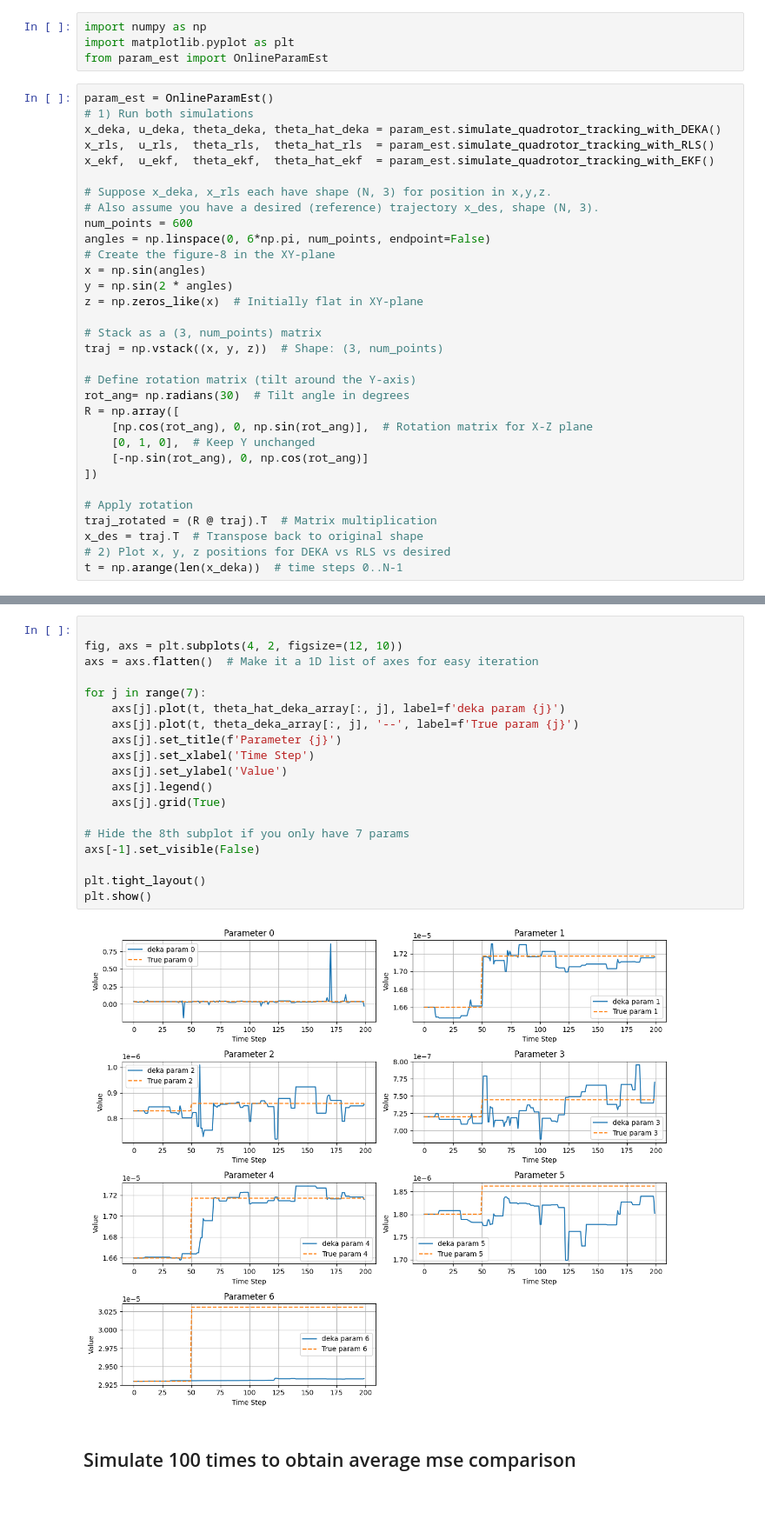
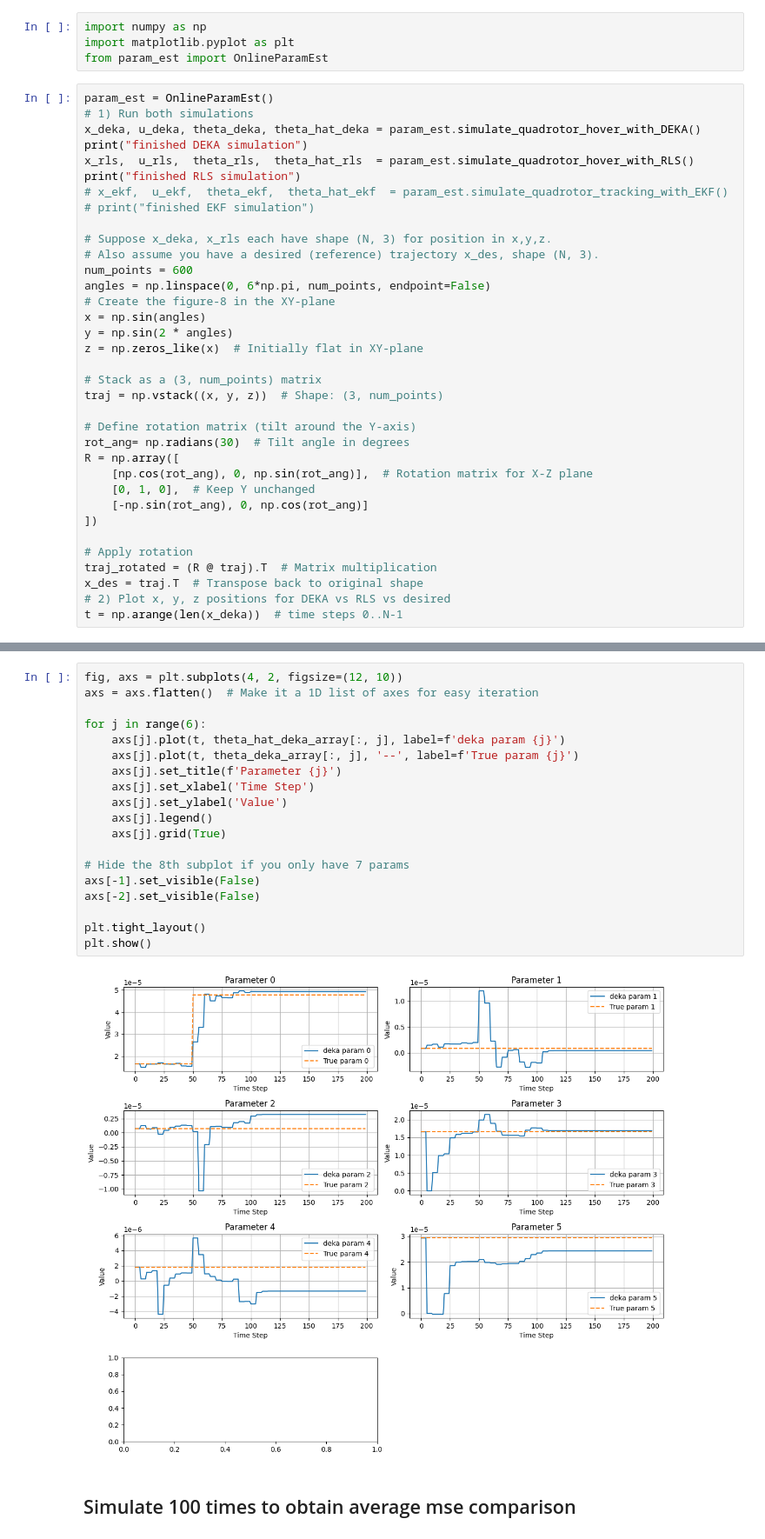
Before and after one commit to ChrisSha0104/Online-Parameter-Estimation-Using-the-Kaczmarz-Method, a Jupyter notebook: python/robot_plot.ipynb, the cells around one changed output, grey strips where cells are left out. Shown: that part at 87% size. Drawn from its saved outputs; the diff is of its cells as text; blank space fills up the shorter version.

```diff
--- a/python/robot_plot.ipynb
+++ b/python/robot_plot.ipynb
@@ -5,9 +5,12 @@ from param_est import OnlineParamEst
 # %%
 param_est = OnlineParamEst()
 # 1) Run both simulations
-x_deka, u_deka, theta_deka, theta_hat_deka = param_est.simulate_quadrotor_tracking_with_DEKA()
-x_rls,  u_rls,  theta_rls,  theta_hat_rls  = param_est.simulate_quadrotor_tracking_with_RLS()
-x_ekf,  u_ekf,  theta_ekf,  theta_hat_ekf  = param_est.simulate_quadrotor_tracking_with_EKF()
+x_deka, u_deka, theta_deka, theta_hat_deka = param_est.simulate_quadrotor_hover_with_DEKA()
+print("finished DEKA simulation")
+x_rls,  u_rls,  theta_rls,  theta_hat_rls  = param_est.simulate_quadrotor_hover_with_RLS()
+print("finished RLS simulation")
+# x_ekf,  u_ekf,  theta_ekf,  theta_hat_ekf  = param_est.simulate_quadrotor_tracking_with_EKF()
+# print("finished EKF simulation")
 
 # Suppose x_deka, x_rls each have shape (N, 3) for position in x,y,z.
 # Also assume you have a desired (reference) trajectory x_des, shape (N, 3).
@@ -138,23 +143,23 @@ plt.show()
 # %%
-
 fig, axs = plt.subplots(4, 2, figsize=(12, 10))
 axs = axs.flatten()  # Make it a 1D list of axes for easy iteration
 
-for j in range(7):
+for j in range(6):
     axs[j].plot(t, theta_hat_deka_array[:, j], label=f'deka param {j}')
     axs[j].plot(t, theta_deka_array[:, j], '--', label=f'True param {j}')
     axs[j].set_title(f'Parameter {j}')
     axs[j].set_xlabel('Time Step')
     axs[j].set_ylabel('Value')
     axs[j].legend()
     axs[j].grid(True)
 
 # Hide the 8th subplot if you only have 7 params
 axs[-1].set_visible(False)
+axs[-2].set_visible(False)
 
 plt.tight_layout()
 plt.show()
 # %% [output]
-[figure, old version]
+[figure, new version]
 # %% [markdown]
 ## Simulate 100 times to obtain average mse comparison
```
Also changed, not shown: parts of 2 cells of this notebook, 4 other files.
